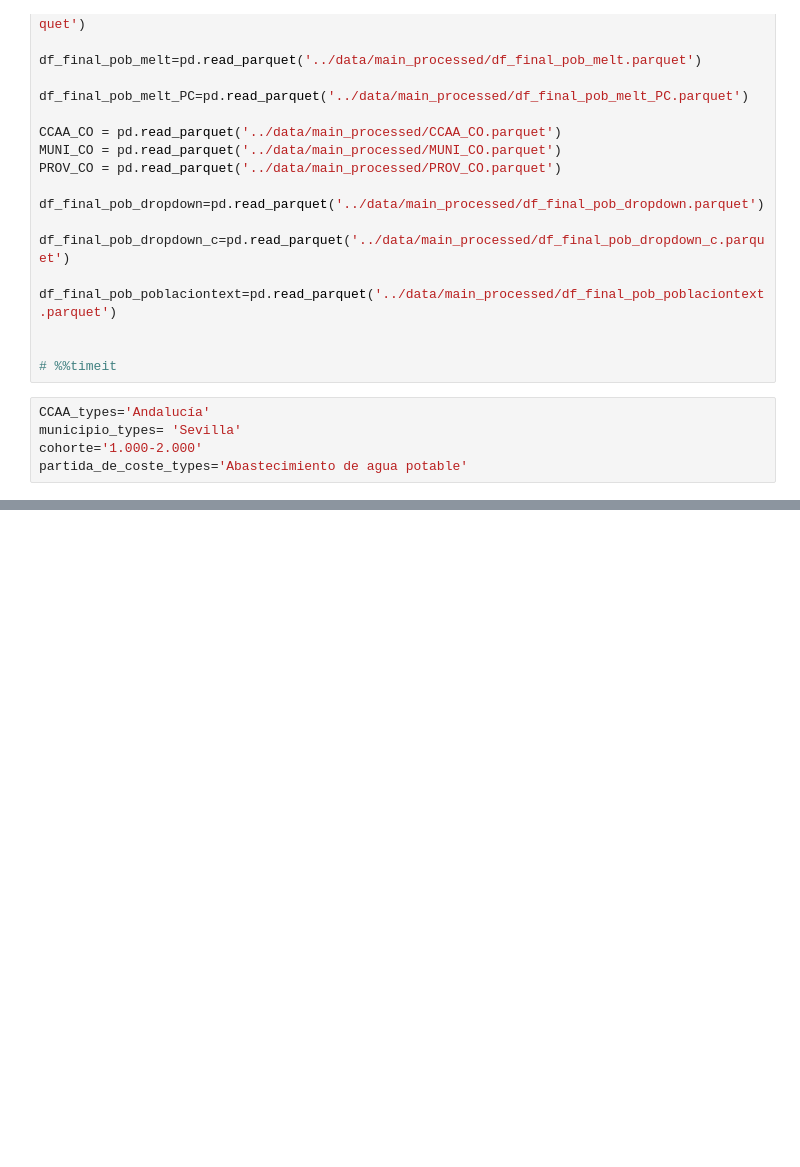
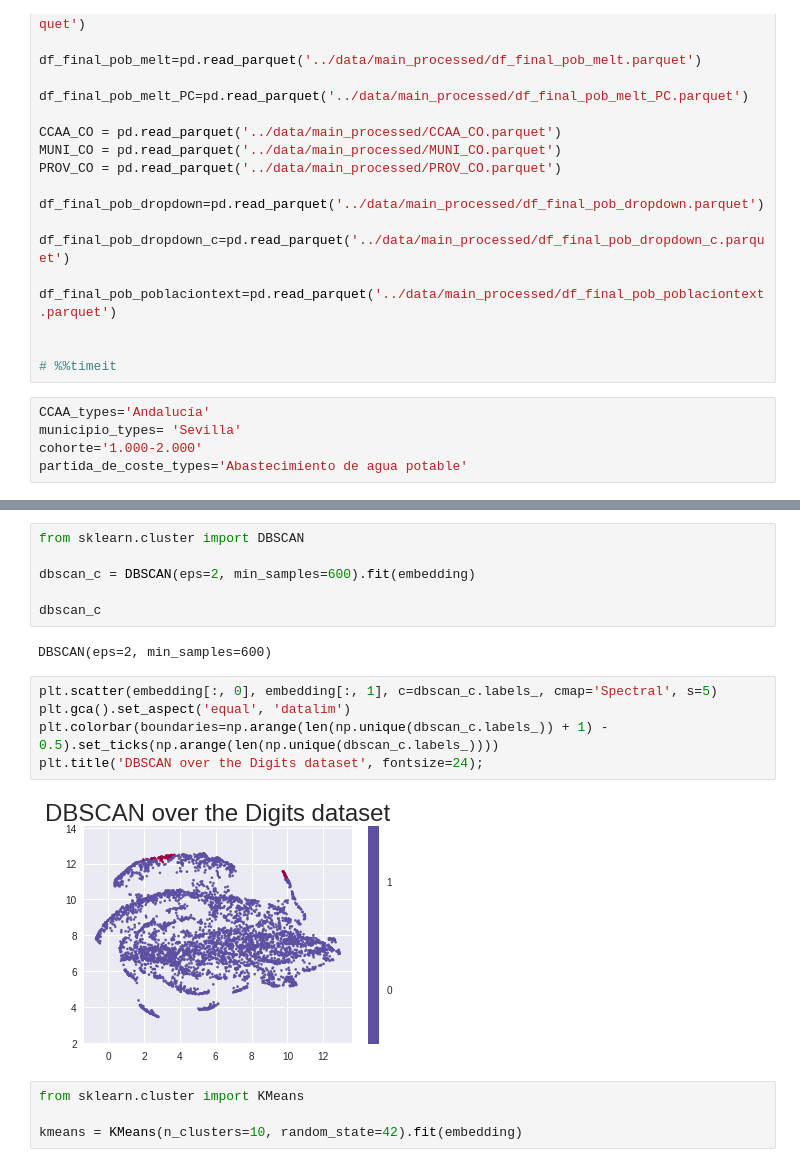
Before and after one commit to carpiero/DataTown, a Jupyter notebook: notebooks/Notebook_004.ipynb, the cells around one changed output, grey strips where cells are left out. Saved outputs shown, nothing was run; the diff lists cells and outputs as text; blank space fills up the shorter version.

```diff
--- a/notebooks/Notebook_004.ipynb
+++ b/notebooks/Notebook_004.ipynb
@@ -73,0 +122,19 @@ Index(['CCAA', 'Provincia', 'Tipo Ente Principal', 'Nombre Ente Principal',
+# %%
+from sklearn.cluster import DBSCAN
+
+dbscan_c = DBSCAN(eps=2, min_samples=600).fit(embedding)
+
+dbscan_c
+# %% [output]
+DBSCAN(eps=2, min_samples=600)
+# %%
+plt.scatter(embedding[:, 0], embedding[:, 1], c=dbscan_c.labels_, cmap='Spectral', s=5)
+plt.gca().set_aspect('equal', 'datalim')
+plt.colorbar(boundaries=np.arange(len(np.unique(dbscan_c.labels_)) + 1) - 0.5).set_ticks(np.arange(len(np.unique(dbscan_c.labels_))))
+plt.title('DBSCAN over the Digits dataset', fontsize=24);
+# %% [output]
+[figure, added]
+# %%
+from sklearn.cluster import KMeans
+
+kmeans = KMeans(n_clusters=10, random_state=42).fit(embedding)
```
Also changed, not shown: parts of 10 cells of this notebook, 1 other file.
